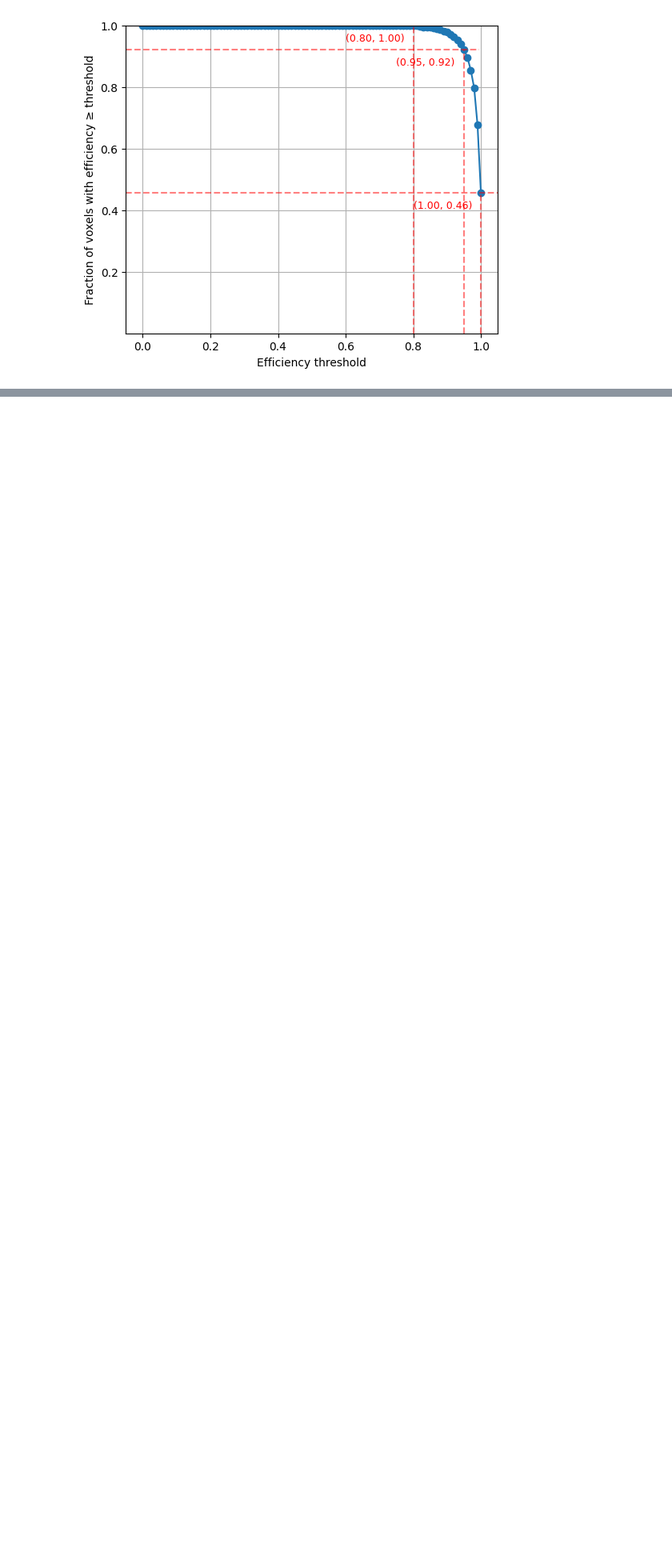
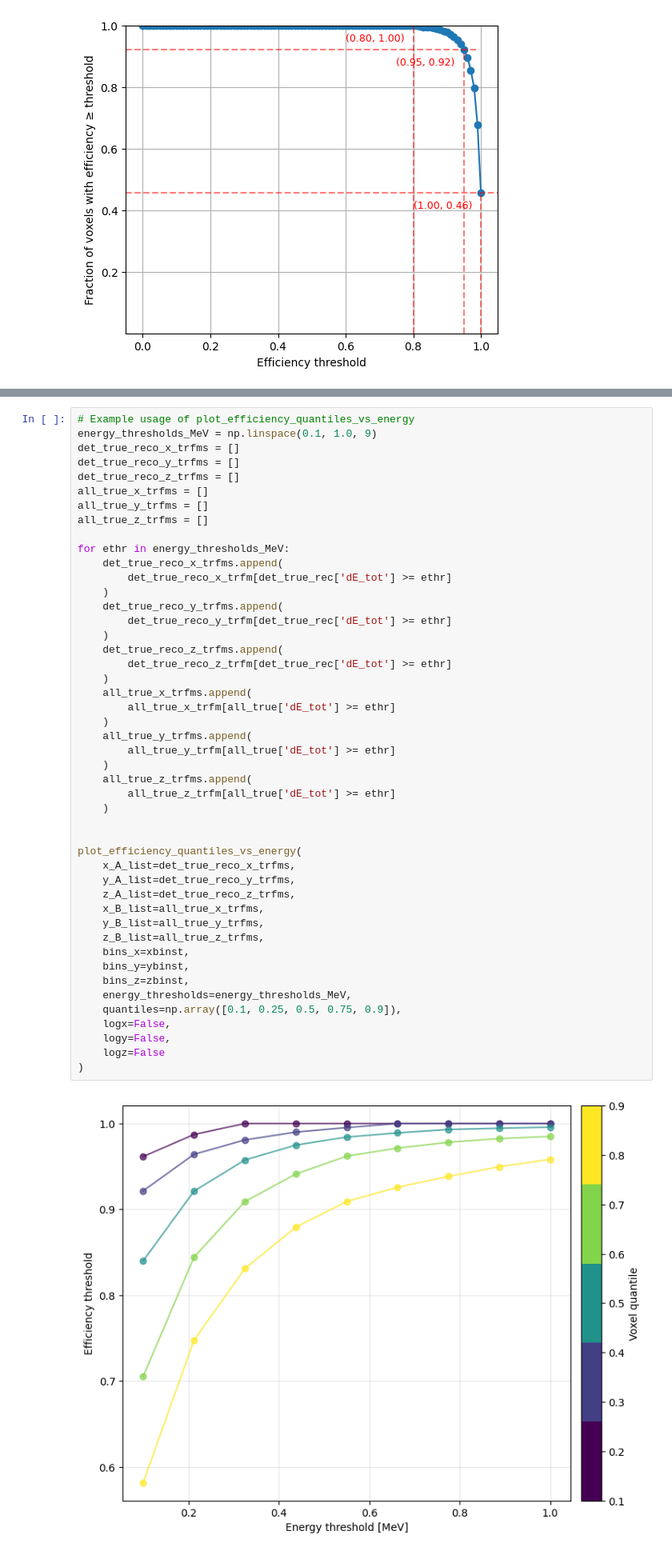
Before and after one commit to jvmead/light_file_processing, a Jupyter notebook: plotting_sum_hit_analysis_multi_threshold.ipynb, the cells around one changed output, grey strips where cells are left out. Shown at 80% size. Drawn from its saved outputs; the diff is of its cells as text; blank space fills up the shorter version.

Commit message:
rejigged plot with axes switched around

```diff
--- a/plotting_sum_hit_analysis_multi_threshold.ipynb
+++ b/plotting_sum_hit_analysis_multi_threshold.ipynb
@@ -1059,3 +1171,52 @@ def plot_efficiency_cdf_multi(
+# %%
+# Example usage of plot_efficiency_quantiles_vs_energy
+energy_thresholds_MeV = np.linspace(0.1, 1.0, 9)
+det_true_reco_x_trfms = []
+det_true_reco_y_trfms = []
+det_true_reco_z_trfms = []
+all_true_x_trfms = []
+all_true_y_trfms = []
+all_true_z_trfms = []
+
+for ethr in energy_thresholds_MeV:
+    det_true_reco_x_trfms.append(
+        det_true_reco_x_trfm[det_true_rec['dE_tot'] >= ethr]
+    )
+    det_true_reco_y_trfms.append(
+        det_true_reco_y_trfm[det_true_rec['dE_tot'] >= ethr]
+    )
+    det_true_reco_z_trfms.append(
+        det_true_reco_z_trfm[det_true_rec['dE_tot'] >= ethr]
+    )
+    all_true_x_trfms.append(
+        all_true_x_trfm[all_true['dE_tot'] >= ethr]
+    )
+    all_true_y_trfms.append(
+        all_true_y_trfm[all_true['dE_tot'] >= ethr]
+    )
+    all_true_z_trfms.append(
+        all_true_z_trfm[all_true['dE_tot'] >= ethr]
+    )
+
+
+plot_efficiency_quantiles_vs_energy(
+    x_A_list=det_true_reco_x_trfms,
+    y_A_list=det_true_reco_y_trfms,
+    z_A_list=det_true_reco_z_trfms,
+    x_B_list=all_true_x_trfms,
+    y_B_list=all_true_y_trfms,
+    z_B_list=all_true_z_trfms,
+    bins_x=xbinst,
+    bins_y=ybinst,
+    bins_z=zbinst,
+    energy_thresholds=energy_thresholds_MeV,
+    quantiles=np.array([0.1, 0.25, 0.5, 0.75, 0.9]),
+    logx=False,
+    logy=False,
+    logz=False
+)
+# %% [output]
+[figure, added]
 # %%
 energy_thresholds_MeV = np.logspace(-3, 3, 13)
 det_true_reco_x_trfms = []
```
Also changed, not shown: parts of 3 cells of this notebook, 2 other files.
